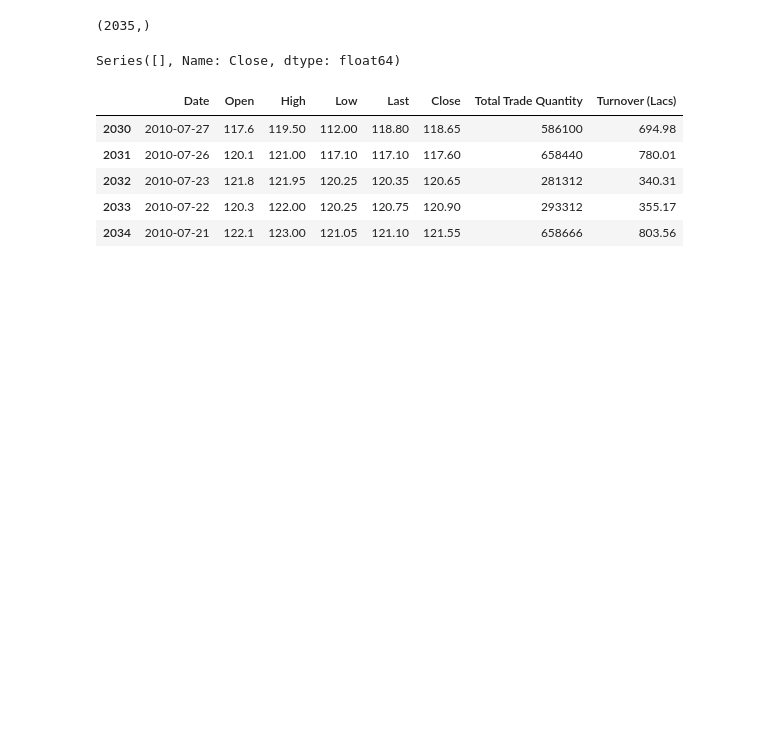
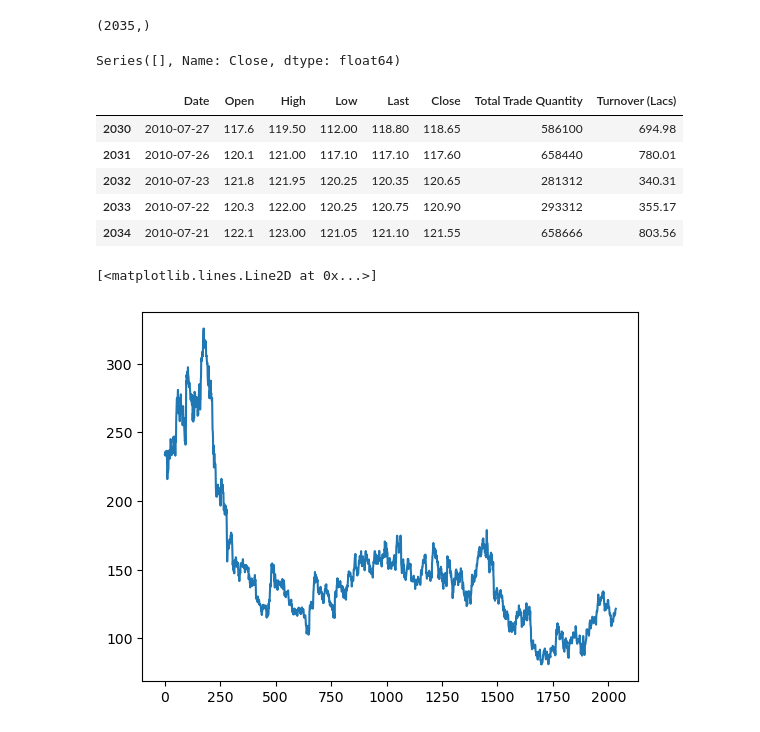
Before and after one commit to ominema12/LGMVIPTASK2, a Jupyter notebook: TASK2(Stock Market Prediction And Forecasting Using Stacked LSTM).ipynb, the cells around one changed output. Saved outputs shown, nothing was run; the diff lists cells and outputs as text; code cells hidden in the pictures; blank space fills up the shorter version.

Commit message:
imported matplotlib

```diff
--- a/TASK2(Stock Market Prediction And Forecasting Using Stacked LSTM).ipynb
+++ b/TASK2(Stock Market Prediction And Forecasting Using Stacked LSTM).ipynb
@@ -31,3 +31,9 @@ Series([], Name: Close, dtype: float64)
 | 2032 | 2010-07-23 | 121.8 | 121.95 | 120.25 | 120.35 | 120.65 | 281312 | 340.31 |
 | 2033 | 2010-07-22 | 120.3 | 122.00 | 120.25 | 120.75 | 120.90 | 293312 | 355.17 |
 | 2034 | 2010-07-21 | 122.1 | 123.00 | 121.05 | 121.10 | 121.55 | 658666 | 803.56 |
+# %%
+import matplotlib.pyplot as plt
+plt.plot(df1)
+# %% [output]
+[<matplotlib.lines.Line2D at 0x...>]
+[figure, added]
```
